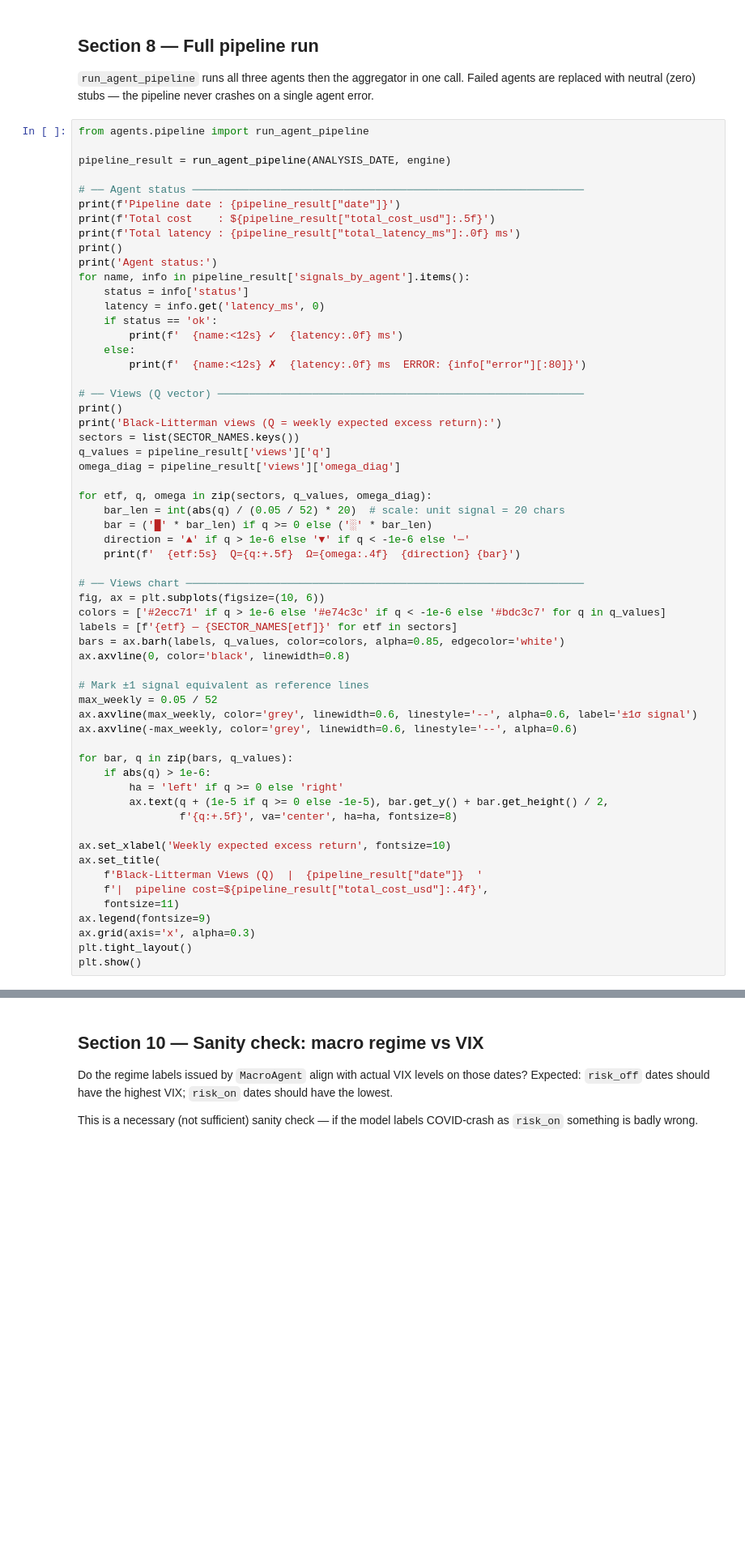
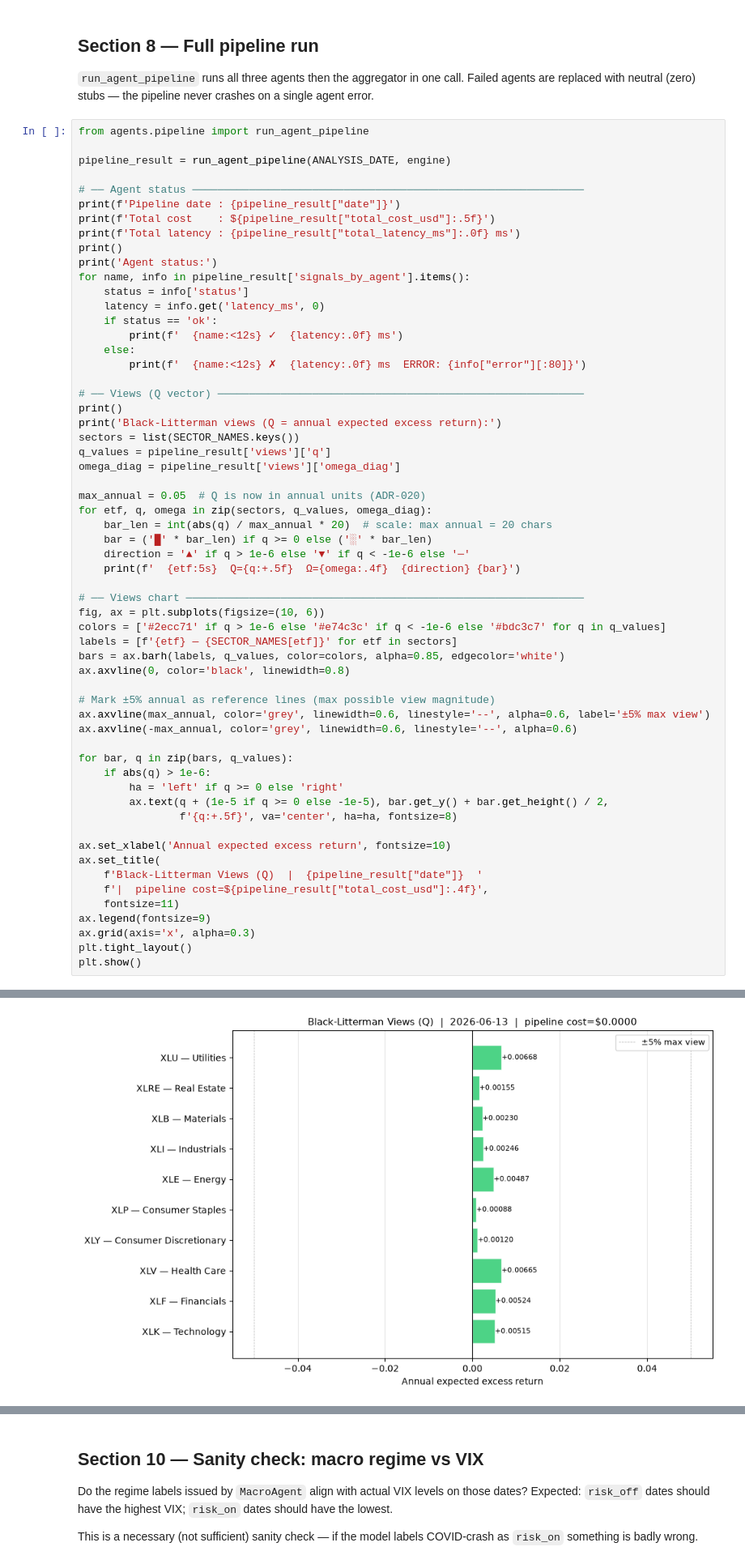
Before and after one commit to Megh-Agarwal/ai-trading-portfolio, a Jupyter notebook: notebooks/02_agents.ipynb, the cells around one changed output, grey strips where cells are left out. Shown at 81% size. Drawn from its saved outputs; the diff is of its cells as text; blank space fills up the shorter version.

```diff
--- a/notebooks/02_agents.ipynb
+++ b/notebooks/02_agents.ipynb
@@ -307,13 +420,14 @@ for name, info in pipeline_result['signals_by_agent'].items():
 
 # ── Views (Q vector) ──────────────────────────────────────────────────────────
 print()
-print('Black-Litterman views (Q = weekly expected excess return):')
+print('Black-Litterman views (Q = annual expected excess return):')
 sectors = list(SECTOR_NAMES.keys())
 q_values = pipeline_result['views']['q']
 omega_diag = pipeline_result['views']['omega_diag']
 
+max_annual = 0.05  # Q is now in annual units (ADR-020)
 for etf, q, omega in zip(sectors, q_values, omega_diag):
-    bar_len = int(abs(q) / (0.05 / 52) * 20)  # scale: unit signal = 20 chars
+    bar_len = int(abs(q) / max_annual * 20)  # scale: max annual = 20 chars
     bar = ('█' * bar_len) if q >= 0 else ('░' * bar_len)
     direction = '▲' if q > 1e-6 else '▼' if q < -1e-6 else '─'
     print(f'  {etf:5s}  Q={q:+.5f}  Ω={omega:.4f}  {direction} {bar}')
@@ -325,10 +439,9 @@ labels = [f'{etf} — {SECTOR_NAMES[etf]}' for etf in sectors]
 bars = ax.barh(labels, q_values, color=colors, alpha=0.85, edgecolor='white')
 ax.axvline(0, color='black', linewidth=0.8)
 
-# Mark ±1 signal equivalent as reference lines
-max_weekly = 0.05 / 52
-ax.axvline(max_weekly, color='grey', linewidth=0.6, linestyle='--', alpha=0.6, label='±1σ signal')
-ax.axvline(-max_weekly, color='grey', linewidth=0.6, linestyle='--', alpha=0.6)
+# Mark ±5% annual as reference lines (max possible view magnitude)
+ax.axvline(max_annual, color='grey', linewidth=0.6, linestyle='--', alpha=0.6, label='±5% max view')
+ax.axvline(-max_annual, color='grey', linewidth=0.6, linestyle='--', alpha=0.6)
 
 for bar, q in zip(bars, q_values):
     if abs(q) > 1e-6:
@@ -336,7 +449,7 @@ for bar, q in zip(bars, q_values):
         ax.text(q + (1e-5 if q >= 0 else -1e-5), bar.get_y() + bar.get_height() / 2,
                 f'{q:+.5f}', va='center', ha=ha, fontsize=8)
 
-ax.set_xlabel('Weekly expected excess return', fontsize=10)
+ax.set_xlabel('Annual expected excess return', fontsize=10)
 ax.set_title(
     f'Black-Litterman Views (Q)  |  {pipeline_result["date"]}  '
     f'|  pipeline cost=${pipeline_result["total_cost_usd"]:.4f}',
@@ -345,3 +458,4 @@ ax.legend(fontsize=9)
 ax.grid(axis='x', alpha=0.3)
 plt.tight_layout()
 plt.show()
+# %% [output]
@@ -348,3 +497,4 @@ plt.show()
+[figure, added]
 # %%
 all_sig_df = pd.read_sql(
     text("""
```
Also changed, not shown: parts of 16 cells of this notebook, 17 other files.
